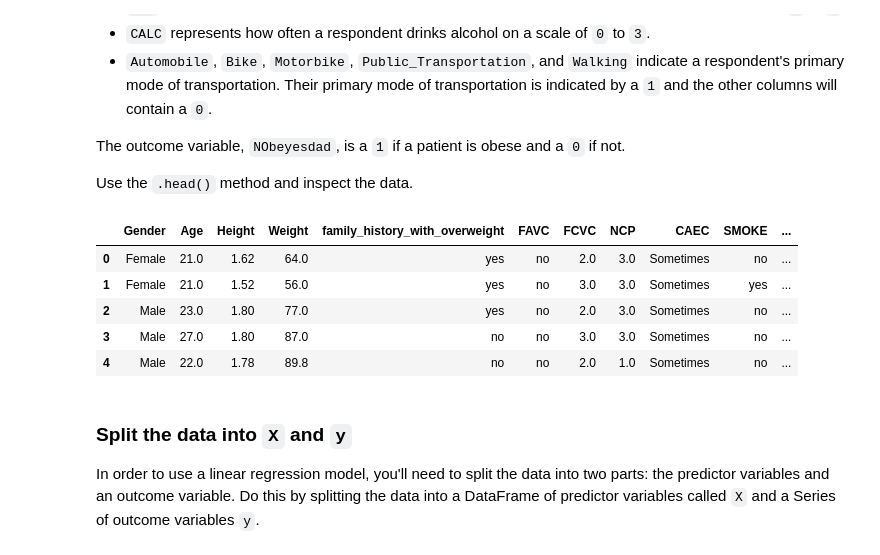
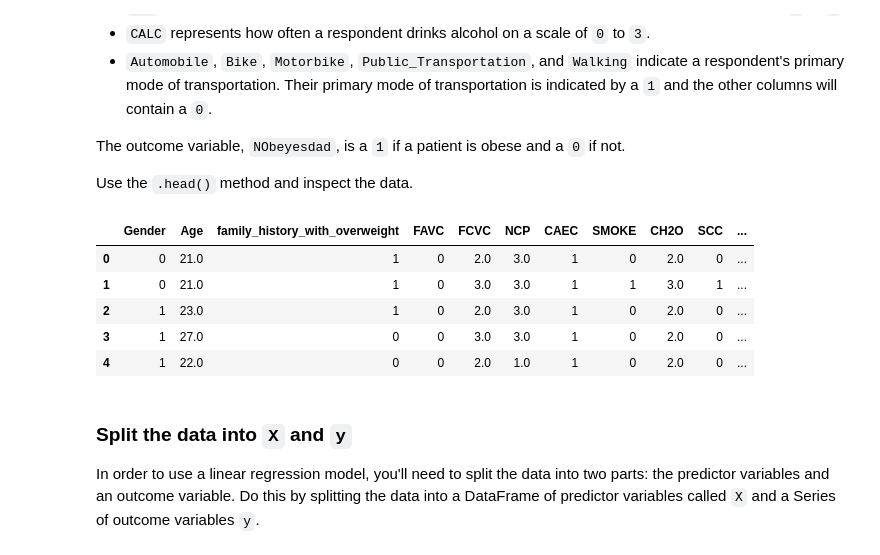
Before and after one commit to alexpaunero/Obesity-wrapper-method, a Jupyter notebook: wrapper_method_starter.ipynb, the cells around one changed output. Drawn from its saved outputs; the diff is of its cells as text; code cells hidden in the pictures.

```diff
--- a/wrapper_method_starter.ipynb
+++ b/wrapper_method_starter.ipynb
@@ -41,18 +41,18 @@ Use the `.head()` method and inspect the data.
 # %%
 # https://archive.ics.uci.edu/ml/datasets/Estimation+of+obesity+levels+based+on+eating+habits+and+physical+condition+
 
 # Load the data
-obesity = pd.read_csv("obesity.csv")
+obesity = pd.read_csv("obesity2.csv")
 
 # Inspect the data
 obesity.head()
 # %% [output]
-|  | Gender | Age | Height | Weight | family_history_with_overweight | FAVC | FCVC | NCP | CAEC | SMOKE | ... |
-| 0 | Female | 21.0 | 1.62 | 64.0 | yes | no | 2.0 | 3.0 | Sometimes | no | ... |
-| 1 | Female | 21.0 | 1.52 | 56.0 | yes | no | 3.0 | 3.0 | Sometimes | yes | ... |
-| 2 | Male | 23.0 | 1.80 | 77.0 | yes | no | 2.0 | 3.0 | Sometimes | no | ... |
-| 3 | Male | 27.0 | 1.80 | 87.0 | no | no | 3.0 | 3.0 | Sometimes | no | ... |
-| 4 | Male | 22.0 | 1.78 | 89.8 | no | no | 2.0 | 1.0 | Sometimes | no | ... |
+|  | Gender | Age | family_history_with_overweight | FAVC | FCVC | NCP | CAEC | SMOKE | CH2O | SCC | ... |
+| 0 | 0 | 21.0 | 1 | 0 | 2.0 | 3.0 | 1 | 0 | 2.0 | 0 | ... |
+| 1 | 0 | 21.0 | 1 | 0 | 3.0 | 3.0 | 1 | 1 | 3.0 | 1 | ... |
+| 2 | 1 | 23.0 | 1 | 0 | 2.0 | 3.0 | 1 | 0 | 2.0 | 0 | ... |
+| 3 | 1 | 27.0 | 0 | 0 | 3.0 | 3.0 | 1 | 0 | 2.0 | 0 | ... |
+| 4 | 1 | 22.0 | 0 | 0 | 2.0 | 1.0 | 1 | 0 | 2.0 | 0 | ... |
 # %% [markdown]
 ### Split the data into `X` and `y`
 
```
Also changed, not shown: parts of 20 cells of this notebook.
